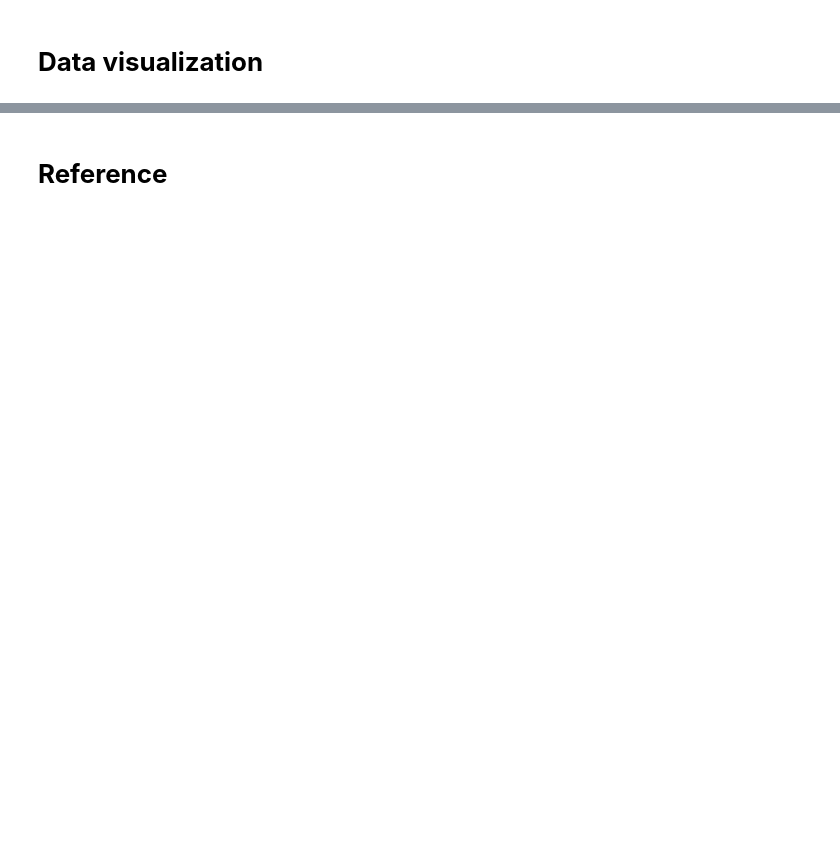
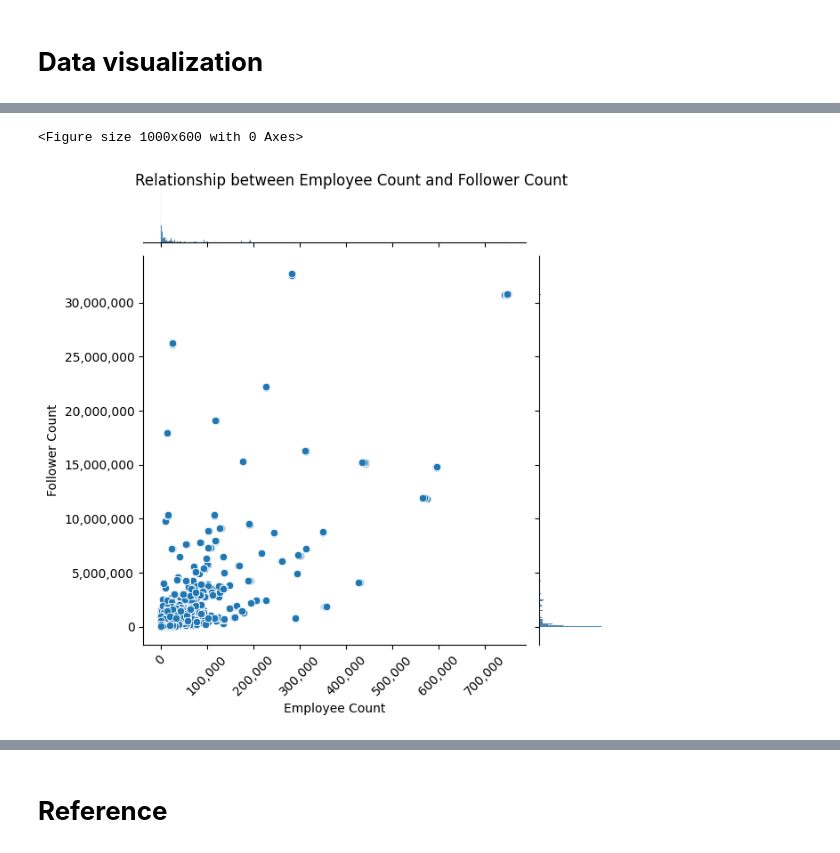
Before and after one commit to Koi4595/Group_10_FA_2024, a Jupyter notebook: SI_618_Project_Part1.ipynb, the cells around one changed output, grey strips where cells are left out. Drawn from its saved outputs; the diff is of its cells as text; code cells hidden in the pictures; blank space fills up the shorter version.

```diff
--- a/SI_618_Project_Part1.ipynb
+++ b/SI_618_Project_Part1.ipynb
@@ -93,0 +352,29 @@ job_skills = job_skills.merge(skills, on='skill_abr')
+# %%
+df['annual_med_salary'] = df.apply(
+    lambda row: row['annual_max_salary'] if pd.isnull(row['annual_med_salary']) and row['annual_min_salary'] == row['annual_max_salary']
+    else (row['annual_min_salary'] + row['annual_max_salary']) * 0.8
+    if pd.isnull(row['annual_med_salary']) else row['annual_med_salary'],
+    axis=1
+)
+
+df['annual_med_salary'] = df.apply(
+    lambda row: row['annual_med_salary'] if row['annual_med_salary'] != 0
+    else df[df['industry_id'] == row['industry_id']]['annual_med_salary'].median(),
+    axis=1
+)
+
+
+df['annual_min_salary'] = df.apply(
+    lambda row: row['annual_med_salary'] * 0.2
+    if pd.isnull(row['annual_min_salary']) else row['annual_min_salary'],
+    axis=1
+)
+
+df['annual_max_salary'] = df.apply(
+    lambda row: row['annual_med_salary'] * 1.25
+    if pd.isnull(row['annual_max_salary']) else row['annual_max_salary'],
+    axis=1
+)
+
+
+print(df[['annual_max_salary', 'annual_med_salary', 'annual_min_salary']].isnull().sum())
@@ -97,0 +472,15 @@ job_skills = job_skills.merge(skills, on='skill_abr')
+# %%
+# 2. Check if there are some small companies with high attention: joint plot of employee count and follower count if both are not equal to 0
+plt.figure(figsize=(10, 6))
+g = sns.jointplot(data=df[(df['employee_count'] > 0) & (df['follower_count'] > 0)], x='employee_count', y='follower_count', kind='scatter')
+g.ax_joint.xaxis.set_major_formatter(mticker.FuncFormatter(lambda x, _: f'{int(x):,}'))
+g.ax_joint.yaxis.set_major_formatter(mticker.FuncFormatter(lambda x, _: f'{int(x):,}'))
+g.ax_joint.set_xlabel('Employee Count')
+g.ax_joint.set_ylabel('Follower Count')
+g.fig.suptitle('Relationship between Employee Count and Follower Count')
+# rotate the x-axis labels for better readability
+plt.xticks(rotation=45)
+plt.show()
+# %% [output]
+<Figure size 1000x600 with 0 Axes>
+[figure, added]
```
Also changed, not shown: parts of 42 cells of this notebook, 1 other file.
